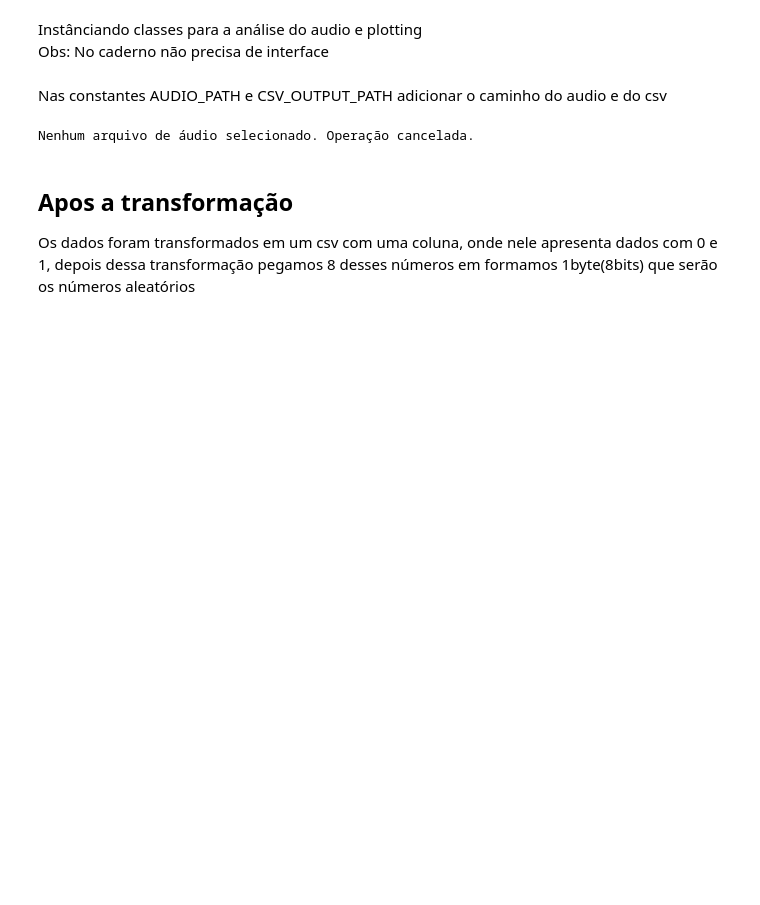
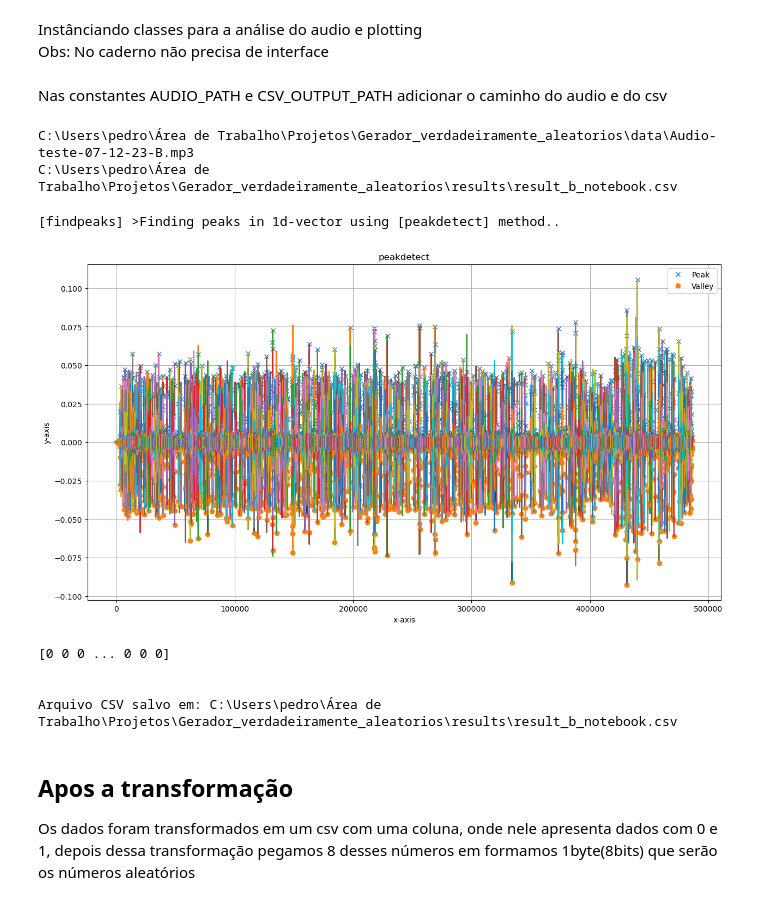
Before and after one commit to pedrobiqua/Gerador_verdadeiramente_aleatorios, a Jupyter notebook: Notebook_pibic.ipynb, the cells around one changed output. Cells and saved outputs as stored; diff of their text form; code cells hidden in the pictures; blank space fills up the shorter version.

```diff
--- a/Notebook_pibic.ipynb
+++ b/Notebook_pibic.ipynb
@@ -17,21 +22,33 @@ plotter = Plotter()
 Nas constantes AUDIO_PATH e CSV_OUTPUT_PATH adicionar o caminho do audio e do csv
 # %%
 #Colocar aqui o caminho do arquivo de áudio
-AUDIO_PATH = ""
+current_dir = Path(os.getcwd())
+AUDIO_PATH = current_dir/"data"/"Audio-teste-07-12-23-B.mp3"
 #Colocar aqui o destino dos CSV
-CSV_OUTPUT_PATH = ""
+CSV_OUTPUT_PATH = current_dir/"results"/"result_b_notebook.csv"
+
+print(AUDIO_PATH)
+print(CSV_OUTPUT_PATH)
+# %% [output]
+C:\Users\pedro\Área de Trabalho\Projetos\Gerador_verdadeiramente_aleatorios\data\Audio-teste-07-12-23-B.mp3
+C:\Users\pedro\Área de Trabalho\Projetos\Gerador_verdadeiramente_aleatorios\results\result_b_notebook.csv
 # %%
 if AUDIO_PATH:
     if CSV_OUTPUT_PATH:
-        onda_retangular = audio_processor.audio_para_onda_retangular(arquivo_audio, multiple=0.5)
-        audio_processor.salvar_onda_retangular_csv(onda_retangular, output_path=destino_csv)
-        print(f"Arquivo CSV salvo em: {destino_csv}")
+        onda_retangular = audio_processor.audio_para_onda_retangular(AUDIO_PATH, multiple=0.5)
+        audio_processor.salvar_onda_retangular_csv(onda_retangular, output_path=CSV_OUTPUT_PATH)
+        print(f"Arquivo CSV salvo em: {CSV_OUTPUT_PATH}")
     else:
         print("Nenhum destino selecionado. Operação cancelada.")
 else:
     print("Nenhum arquivo de áudio selecionado. Operação cancelada.")
 # %% [output]
-Nenhum arquivo de áudio selecionado. Operação cancelada.
+[findpeaks] >Finding peaks in 1d-vector using [peakdetect] method..
+[figure, added]
+[0 0 0 ... 0 0 0]
+
+
+Arquivo CSV salvo em: C:\Users\pedro\Área de Trabalho\Projetos\Gerador_verdadeiramente_aleatorios\results\result_b_notebook.csv
 # %% [markdown]
 ## Apos a transformação
 Os dados foram transformados em um csv com uma coluna, onde nele apresenta dados com 0 e 1, depois dessa transformação pegamos 8 desses números em formamos 1byte(8bits) que serão os números aleatórios
```
Also changed, not shown: parts of 1 cell of this notebook, 1 other file.
